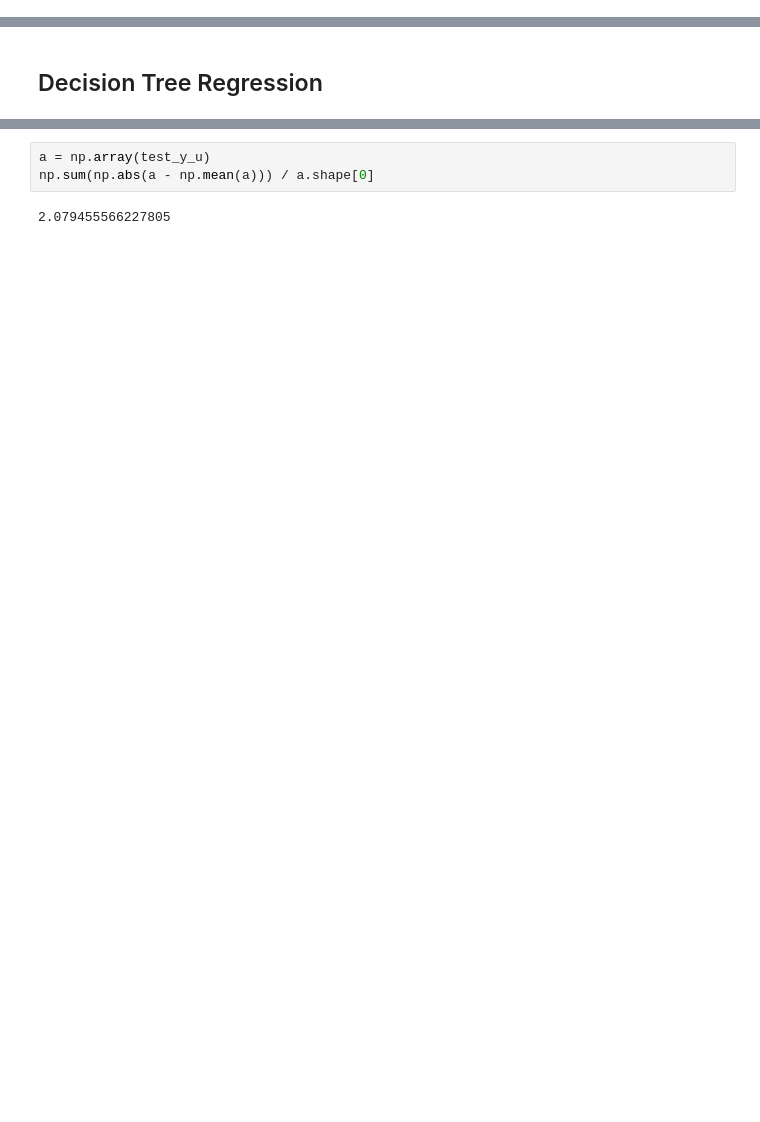
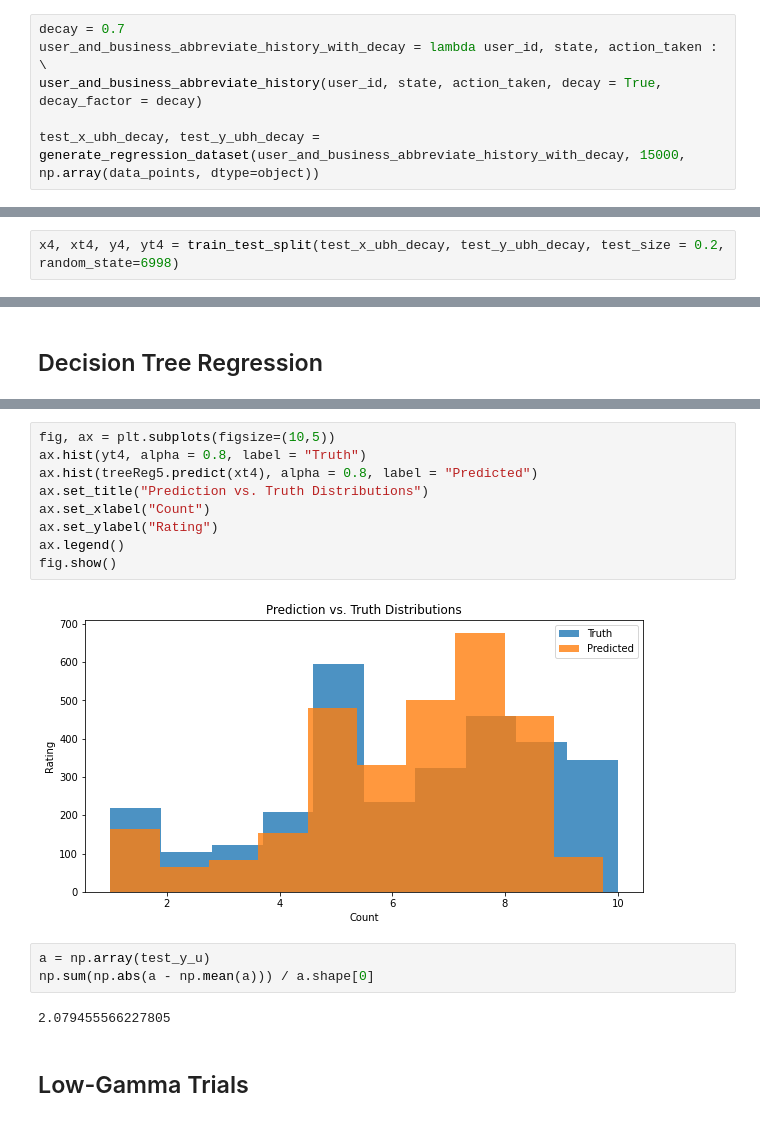
Before and after one commit to iChauster/bandits-project, a Jupyter notebook: recproj.ipynb, the cells around one changed output, grey strips where cells are left out. Cells and saved outputs as stored; diff of their text form; blank space fills up the shorter version.

```diff
--- a/recproj.ipynb
+++ b/recproj.ipynb
@@ -251,0 +281,6 @@ KeyError:  'I6G8wz_LD_8IsCPxvjs8SQ'
+# %%
+decay = 0.7
+user_and_business_abbreviate_history_with_decay = lambda user_id, state, action_taken : \
+user_and_business_abbreviate_history(user_id, state, action_taken, decay = True, decay_factor = decay)
+
+test_x_ubh_decay, test_y_ubh_decay = generate_regression_dataset(user_and_business_abbreviate_history_with_decay, 15000, np.array(data_points, dtype=object))
@@ -266 +305,3 @@ KeyError:  'vq2H7lJ73VwXMDqC8DiImw'
+# %%
+x4, xt4, y4, yt4 = train_test_split(test_x_ubh_decay, test_y_ubh_decay, test_size = 0.2, random_state=6998)
 # %%
@@ -344,5 +392,18 @@ fig.show()
+# %%
+fig, ax = plt.subplots(figsize=(10,5))
+ax.hist(yt4, alpha = 0.8, label = "Truth")
+ax.hist(treeReg5.predict(xt4), alpha = 0.8, label = "Predicted")
+ax.set_title("Prediction vs. Truth Distributions")
+ax.set_xlabel("Count")
+ax.set_ylabel("Rating")
+ax.legend()
+fig.show()
+# %% [output]
+[figure, added]
 # %%
 a = np.array(test_y_u)
 np.sum(np.abs(a - np.mean(a))) / a.shape[0]
 # %% [output]
 2.079455566227805
+# %% [markdown]
+## Low-Gamma Trials
```
Also changed, not shown: parts of 60 cells of this notebook.
